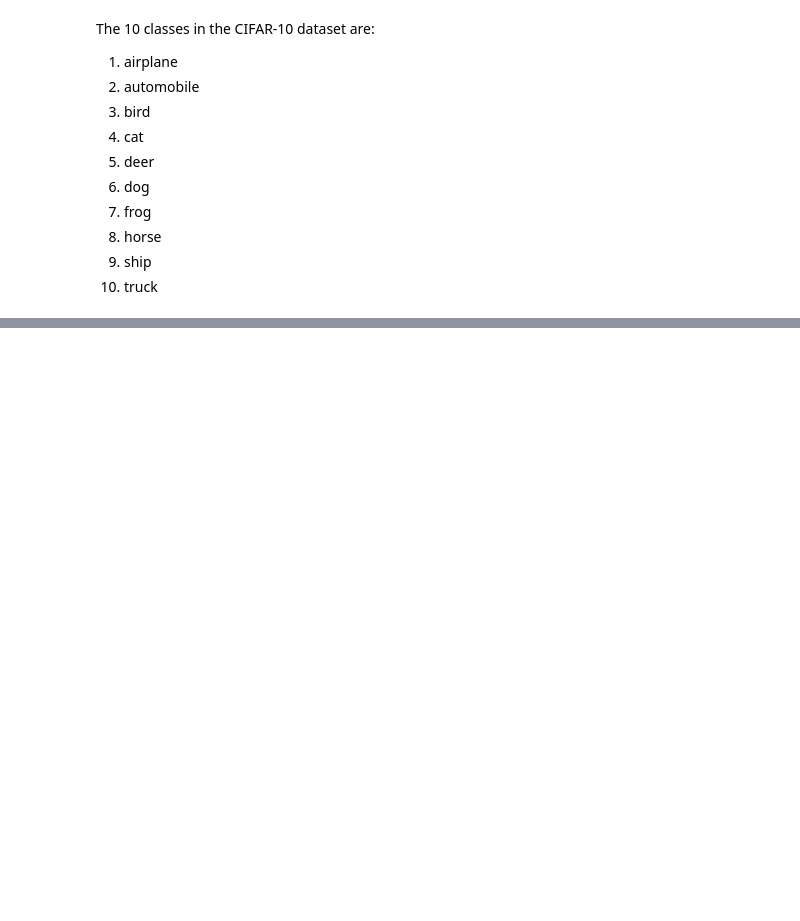
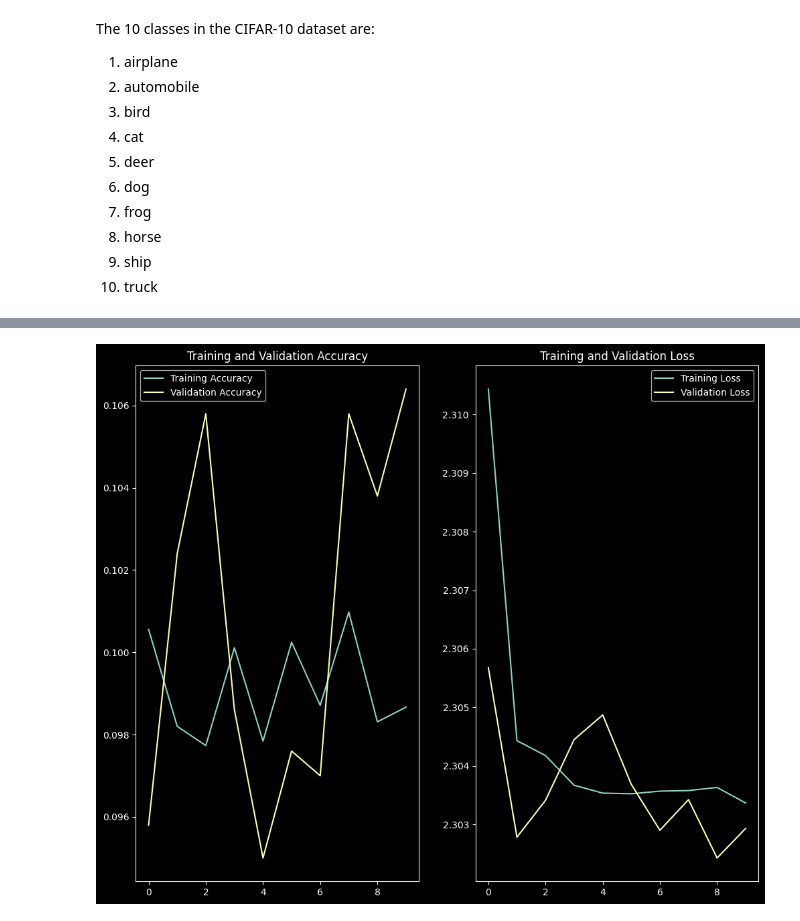
Before and after one commit to debjitpal5040/Deep_Learning_Algorithms, a Jupyter notebook: Tensorflow/cifar10.ipynb, the cells around one changed output, grey strips where cells are left out. Cells and saved outputs as stored; diff of their text form; code cells hidden in the pictures; blank space fills up the shorter version.

```diff
--- a/Tensorflow/cifar10.ipynb
+++ b/Tensorflow/cifar10.ipynb
@@ -144,9 +228,12 @@ cnn = Sequential(
         Conv2D(filters=64, kernel_size=(3, 3), activation="relu", name="conv_layer_2"),
         AveragePooling2D((2, 2), name="pooling_layer_2"),
         Flatten(name="flatten_layer"),
-        Dense(3000, activation="relu", name="hidden_layer_1"),
-        Dense(1000, activation="relu", name="hidden_layer_2"),
-        Dense(10, activation="softmax", name="output_layer"),
+        Dense(1600, activation="sigmoid", name="dense_layer_1"),
+        Dense(800, activation="sigmoid", name="dense_layer_2"),
+        Dense(400, activation="sigmoid", name="dense_layer_3"),
+        Dense(200, activation="sigmoid", name="dense_layer_4"),
+        Dense(100, activation="sigmoid", name="dense_layer_5"),
+        Dense(10, activation="softmax", name="final_layer"),
     ],
     name="cnn",
 )
@@ -160,7 +277,9 @@ cnn.compile(
 )
 # %%
 cnn_checkpoint_callback = ModelCheckpoint(
-    filepath="../Models/cifar10_cnn.h5", monitor="val_accuracy", save_best_only=True
+    filepath="../Models/cifar10_cnn.h5",
+    monitor="val_accuracy",
+    save_best_only=True,
 )
 cnn_tensorboard_callback = TensorBoard(
     log_dir="../Logs/cifar10_cnn_logs", histogram_freq=1, write_images=True
@@ -193,22 +340,24 @@ print(
 # %%
 epochs_range = range(epochs)
 
 # Plot the training and validation accuracy
-plt.figure(figsize=(8, 8))
+plt.figure(figsize=(12, 10))
 plt.subplot(1, 2, 1)
 plt.plot(epochs_range, cnn_train_acc, label="Training Accuracy")
 plt.plot(epochs_range, cnn_val_acc, label="Validation Accuracy")
-plt.legend(loc="lower right")
+plt.legend(loc="upper left")
 plt.title("Training and Validation Accuracy")
 
 # Plot the training and validation loss
 plt.subplot(1, 2, 2)
 plt.plot(epochs_range, cnn_train_loss, label="Training Loss")
 plt.plot(epochs_range, cnn_val_loss, label="Validation Loss")
 plt.legend(loc="upper right")
 plt.title("Training and Validation Loss")
 
-plt.savefig("../Images/cnn_acc_loss.png", bbox_inches="tight")
+plt.savefig("../Images/cifar10_cnn_acc_loss.png", bbox_inches="tight")
+# %% [output]
+[figure, added]
 # %%
 cnn_test_loss, cnn_test_accuracy = cnn.evaluate(X_test, y_test)
 print("Test loss:", cnn_test_loss)
```
Also changed, not shown: parts of 19 cells of this notebook, 25 other files.
